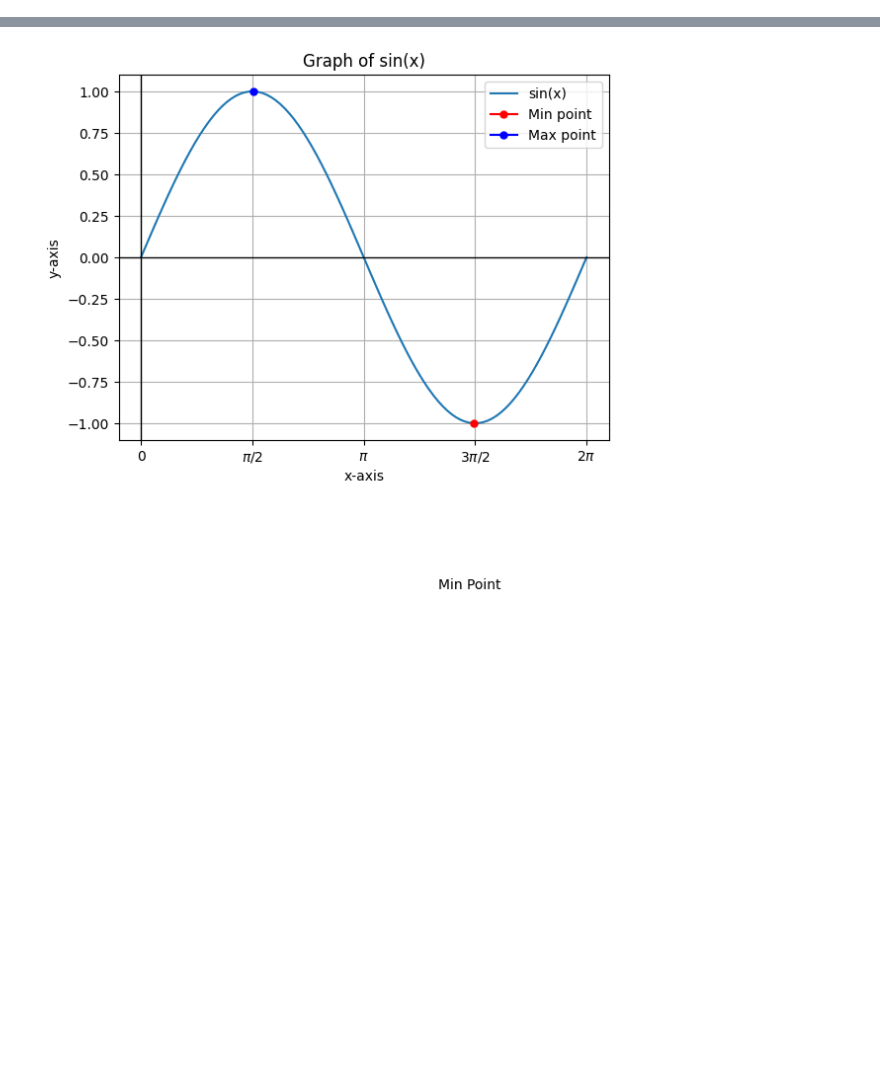
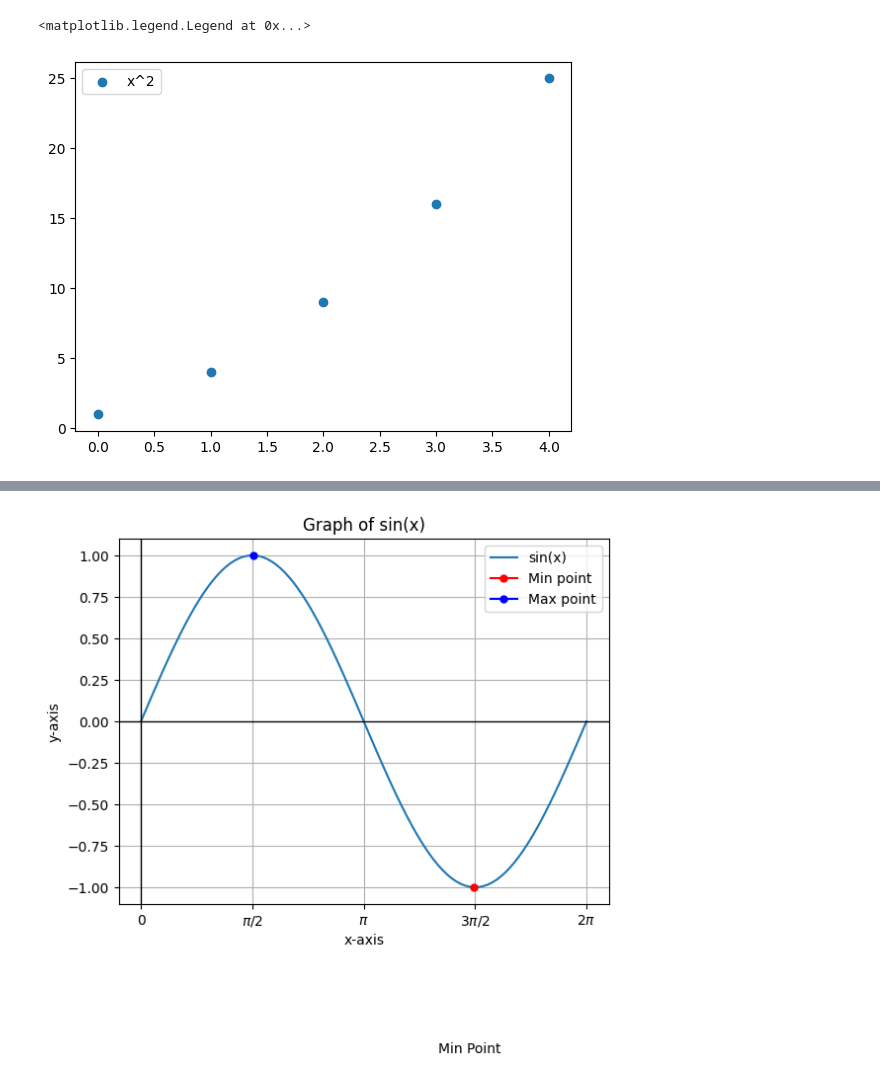
Before and after one commit to Basil1361/March-2026-Workshop-Resources, a Jupyter notebook: Answers/Matplotlib/PlotGraph_Answer.ipynb, the cells around one changed output, grey strips where cells are left out. Drawn from its saved outputs; the diff is of its cells as text; code cells hidden in the pictures; blank space fills up the shorter version.

```diff
--- a/Answers/Matplotlib/PlotGraph_Answer.ipynb
+++ b/Answers/Matplotlib/PlotGraph_Answer.ipynb
@@ -0,0 +21,14 @@
+# %%
+# Solution 2:
+# If you dont know whats the value:
+import numpy as np
+import matplotlib.pyplot as plt
+
+x = np.array([x for x in range(5)])
+y = np.array([x**2 for x in range(1,6)])
+
+plt.scatter(x,y,label = "x^2")
+plt.legend()
+# %% [output]
+<matplotlib.legend.Legend at 0x...>
+[figure, added]
```
Also changed, not shown: parts of 2 cells of this notebook.
